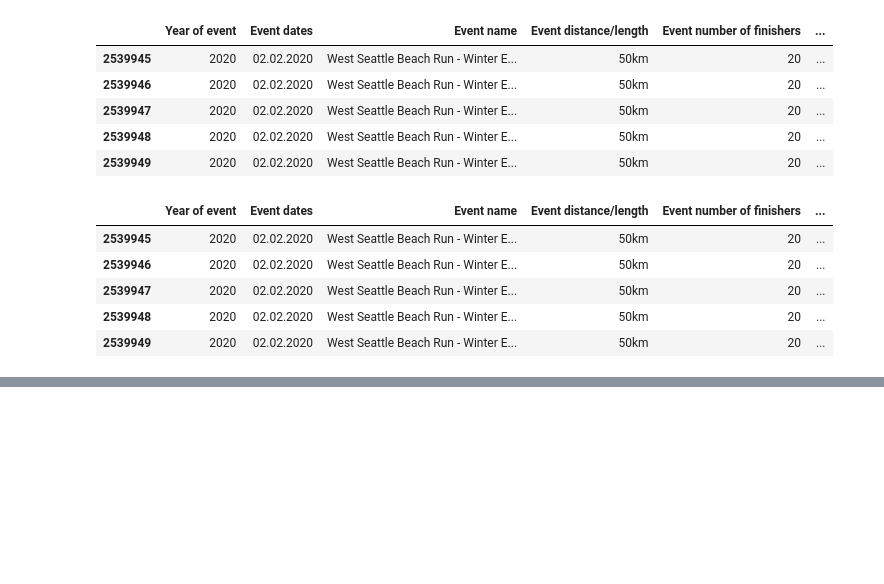
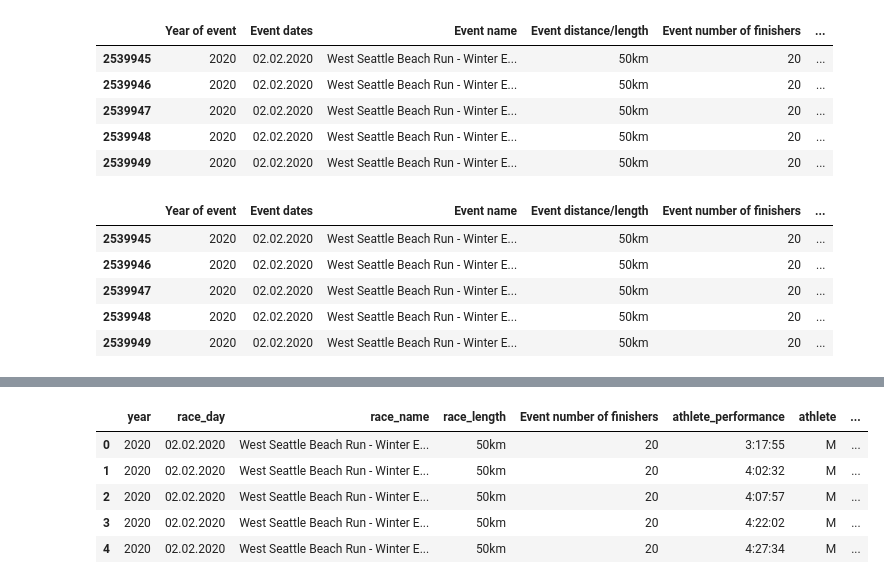
Before and after one commit to AyushNair30/Exploratory-data-analysis-python, a Jupyter notebook: analysis.ipynb, the cells around one changed output, grey strips where cells are left out. Saved outputs shown, nothing was run; the diff lists cells and outputs as text; code cells hidden in the pictures; blank space fills up the shorter version.

```diff
--- a/analysis.ipynb
+++ b/analysis.ipynb
@@ -153,0 +194,4 @@ df2.head()
+# %%
+#reset index
+
+df2.reset_index(inplace=True,drop=True)
@@ -153,0 +214,17 @@ df2.head()
+# %%
+df2['Athlete age']=df2['Athlete age'].astype(int)
+# %%
+df2['Athlete average speed']=df2['Athlete average speed'].astype(float)
+# %%
+#rename columns
+
+df2=df2.rename(columns={'Year of event':'year','Event name':'race_name','Event dates':'race_day','Event distance/length':'race_length','Athlete performance':'athlete_performance','Athlete average speed':'athlete_average_speed','Athlete ID':'athlete_id','Athlete gender':'athlete_gender'})
+# %%
+df2.head()
+# %% [output]
+|  | year | race_day | race_name | race_length | Event number of finishers | athlete_performance | athlete | ... |
+| 0 | 2020 | 02.02.2020 | West Seattle Beach Run - Winter E... | 50km | 20 | 3:17:55 | M | ... |
+| 1 | 2020 | 02.02.2020 | West Seattle Beach Run - Winter E... | 50km | 20 | 4:02:32 | M | ... |
+| 2 | 2020 | 02.02.2020 | West Seattle Beach Run - Winter E... | 50km | 20 | 4:07:57 | M | ... |
+| 3 | 2020 | 02.02.2020 | West Seattle Beach Run - Winter E... | 50km | 20 | 4:22:02 | M | ... |
+| 4 | 2020 | 02.02.2020 | West Seattle Beach Run - Winter E... | 50km | 20 | 4:27:34 | M | ... |
```
Also changed, not shown: parts of 6 cells of this notebook.
